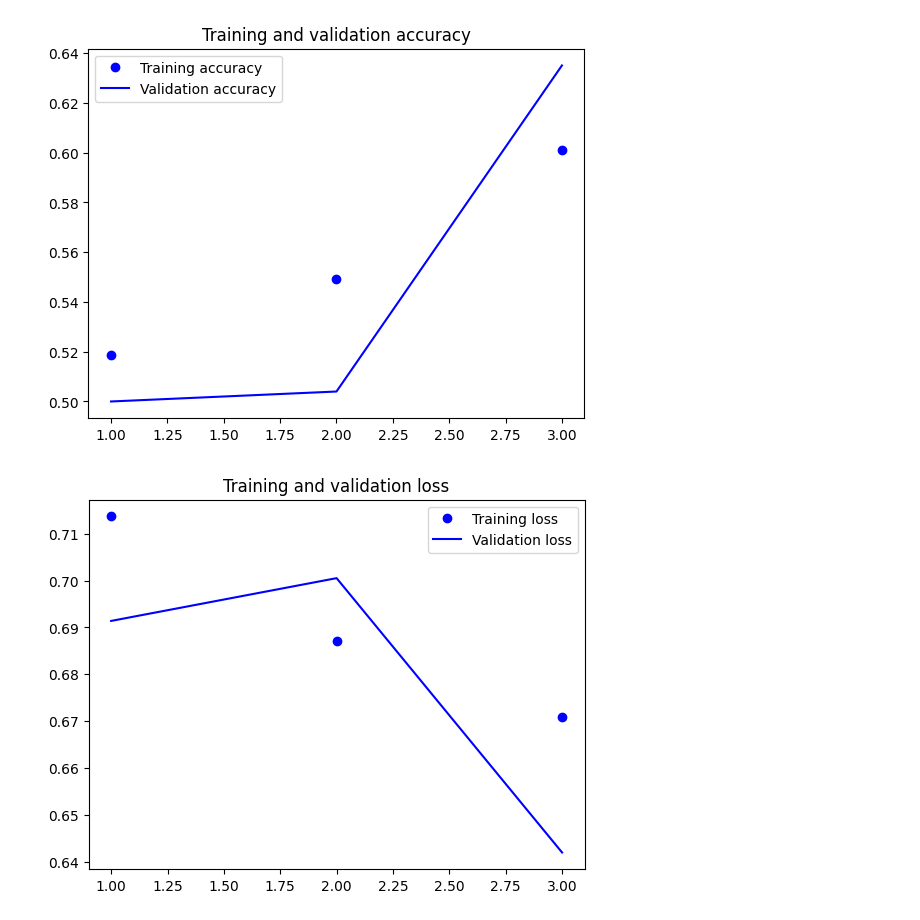
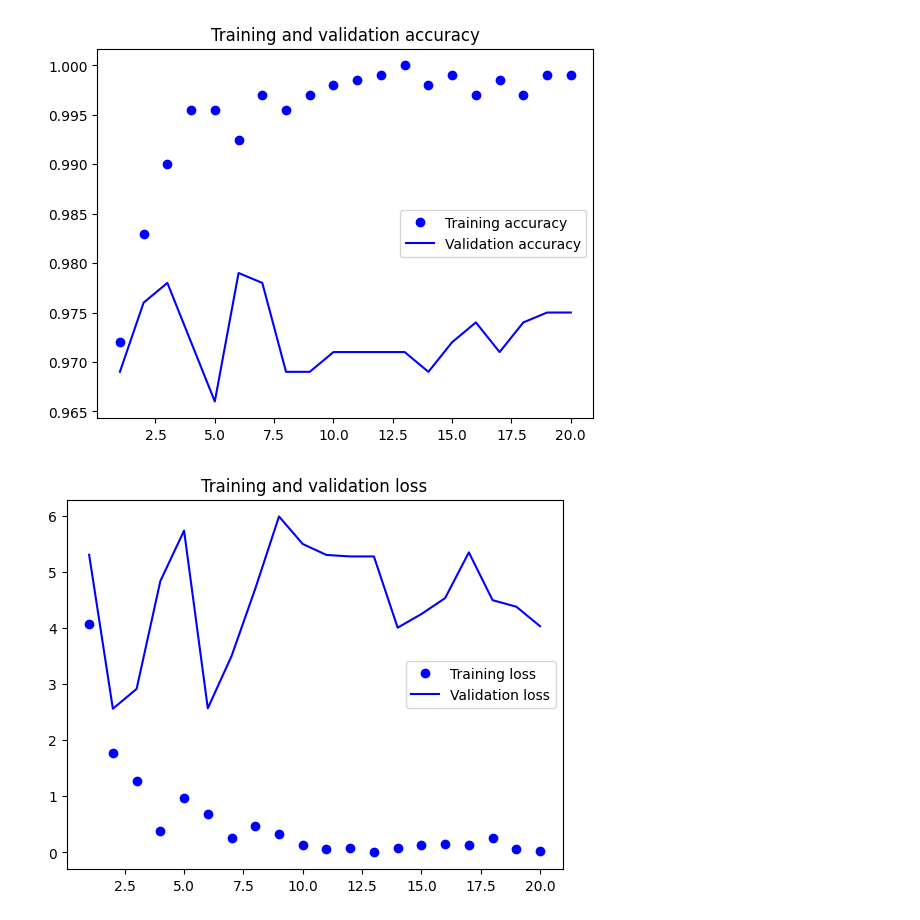
Before and after one commit to bnau/dvc-project, a Jupyter notebook: cats-or-dogs.ipynb, the cells around one changed output. Saved outputs shown, nothing was run; the diff lists cells and outputs as text; code cells hidden in the pictures.

Commit message:
feat: feature extraction

```diff
--- a/cats-or-dogs.ipynb
+++ b/cats-or-dogs.ipynb
@@ -61 +19,5 @@ model.compile(loss="binary_crossentropy",
+# %%
+import keras
+
+conv_base = keras.models.load_model("vgg16.keras")
 # %%
@@ -99,0 +73,22 @@ INFO:tensorflow:Assets written to: convnet_from_scratch.cp\assets
+# %%
+inputs = keras.Input(shape=(5, 5, 512))
+x = layers.Flatten()(inputs)
+x = layers.Dense(256)(x)
+x = layers.Dropout(0.5)(x)
+outputs = layers.Dense(1, activation="sigmoid")(x)
+model = keras.Model(inputs, outputs)
+model.compile(loss="binary_crossentropy",
+              optimizer="rmsprop",
+              metrics=["accuracy"])
+# %%
+callbacks = [
+    keras.callbacks.ModelCheckpoint(
+        filepath="feature_extraction.checkpoint",
+        save_best_only=True,
+        monitor="val_loss")
+]
+history = model.fit(
+    train_features, train_labels,
+    epochs=20,
+    validation_data=(val_features, val_labels),
+    callbacks=callbacks)
@@ -100,22 +118,22 @@ INFO:tensorflow:Assets written to: convnet_from_scratch.cp\assets
 # %%
 import matplotlib.pyplot as plt
 
-accuracy = history.history["accuracy"]
-val_accuracy = history.history["val_accuracy"]
+acc = history.history["accuracy"]
+val_acc = history.history["val_accuracy"]
 loss = history.history["loss"]
 val_loss = history.history["val_loss"]
-epochs = range(1, len(accuracy) + 1)
-plt.plot(epochs, accuracy, "bo", label="Training accuracy")
-plt.plot(epochs, val_accuracy, "b", label="Validation accuracy")
+epochs = range(1, len(acc) + 1)
+plt.plot(epochs, acc, "bo", label="Training accuracy")
+plt.plot(epochs, val_acc, "b", label="Validation accuracy")
 plt.title("Training and validation accuracy")
 plt.legend()
 plt.figure()
 plt.plot(epochs, loss, "bo", label="Training loss")
 plt.plot(epochs, val_loss, "b", label="Validation loss")
 plt.title("Training and validation loss")
 plt.legend()
 plt.show()
 # %% [output]
-[figure, old version]
+[figure, new version]
-[figure, old version]
+[figure, new version]
 # %%
```
Also changed, not shown: parts of 9 cells of this notebook.
